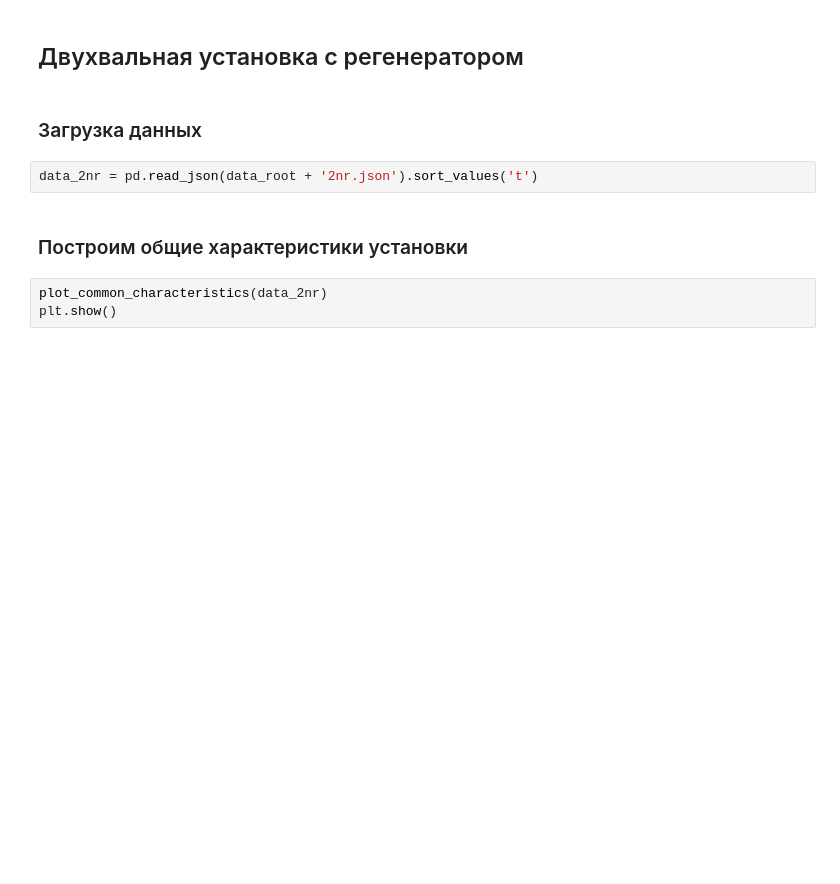
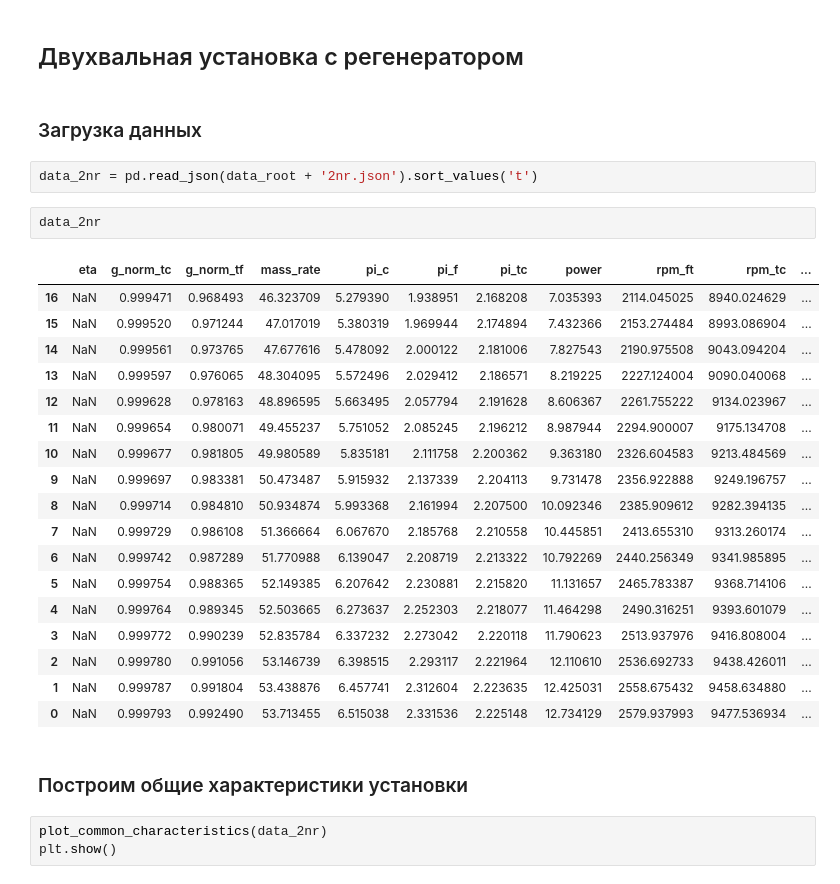
Before and after one commit to Sovianum/cooling-course-project, a Jupyter notebook: notebooks/article/Characteristics.ipynb, the cells around one changed output. Saved outputs shown, nothing was run; the diff lists cells and outputs as text; blank space fills up the shorter version.

```diff
--- a/notebooks/article/Characteristics.ipynb
+++ b/notebooks/article/Characteristics.ipynb
@@ -100,6 +100,27 @@ plt.show()
 ### Загрузка данных
 # %%
 data_2nr = pd.read_json(data_root + '2nr.json').sort_values('t')
+# %%
+data_2nr
+# %% [output]
+|  | eta | g_norm_tc | g_norm_tf | mass_rate | pi_c | pi_f | pi_tc | power | rpm_ft | rpm_tc | ... |
+| 16 | NaN | 0.999471 | 0.968493 | 46.323709 | 5.279390 | 1.938951 | 2.168208 | 7.035393 | 2114.045025 | 8940.024629 | ... |
+| 15 | NaN | 0.999520 | 0.971244 | 47.017019 | 5.380319 | 1.969944 | 2.174894 | 7.432366 | 2153.274484 | 8993.086904 | ... |
+| 14 | NaN | 0.999561 | 0.973765 | 47.677616 | 5.478092 | 2.000122 | 2.181006 | 7.827543 | 2190.975508 | 9043.094204 | ... |
+| 13 | NaN | 0.999597 | 0.976065 | 48.304095 | 5.572496 | 2.029412 | 2.186571 | 8.219225 | 2227.124004 | 9090.040068 | ... |
+| 12 | NaN | 0.999628 | 0.978163 | 48.896595 | 5.663495 | 2.057794 | 2.191628 | 8.606367 | 2261.755222 | 9134.023967 | ... |
+| 11 | NaN | 0.999654 | 0.980071 | 49.455237 | 5.751052 | 2.085245 | 2.196212 | 8.987944 | 2294.900007 | 9175.134708 | ... |
+| 10 | NaN | 0.999677 | 0.981805 | 49.980589 | 5.835181 | 2.111758 | 2.200362 | 9.363180 | 2326.604583 | 9213.484569 | ... |
+| 9 | NaN | 0.999697 | 0.983381 | 50.473487 | 5.915932 | 2.137339 | 2.204113 | 9.731478 | 2356.922888 | 9249.196757 | ... |
+| 8 | NaN | 0.999714 | 0.984810 | 50.934874 | 5.993368 | 2.161994 | 2.207500 | 10.092346 | 2385.909612 | 9282.394135 | ... |
+| 7 | NaN | 0.999729 | 0.986108 | 51.366664 | 6.067670 | 2.185768 | 2.210558 | 10.445851 | 2413.655310 | 9313.260174 | ... |
+| 6 | NaN | 0.999742 | 0.987289 | 51.770988 | 6.139047 | 2.208719 | 2.213322 | 10.792269 | 2440.256349 | 9341.985895 | ... |
+| 5 | NaN | 0.999754 | 0.988365 | 52.149385 | 6.207642 | 2.230881 | 2.215820 | 11.131657 | 2465.783387 | 9368.714106 | ... |
+| 4 | NaN | 0.999764 | 0.989345 | 52.503665 | 6.273637 | 2.252303 | 2.218077 | 11.464298 | 2490.316251 | 9393.601079 | ... |
+| 3 | NaN | 0.999772 | 0.990239 | 52.835784 | 6.337232 | 2.273042 | 2.220118 | 11.790623 | 2513.937976 | 9416.808004 | ... |
+| 2 | NaN | 0.999780 | 0.991056 | 53.146739 | 6.398515 | 2.293117 | 2.221964 | 12.110610 | 2536.692733 | 9438.426011 | ... |
+| 1 | NaN | 0.999787 | 0.991804 | 53.438876 | 6.457741 | 2.312604 | 2.223635 | 12.425031 | 2558.675432 | 9458.634880 | ... |
+| 0 | NaN | 0.999793 | 0.992490 | 53.713455 | 6.515038 | 2.331536 | 2.225148 | 12.734129 | 2579.937993 | 9477.536934 | ... |
 # %% [markdown]
 ### Построим общие характеристики установки
 # %%
```
Also changed, not shown: parts of 6 cells of this notebook, 10 other files.
